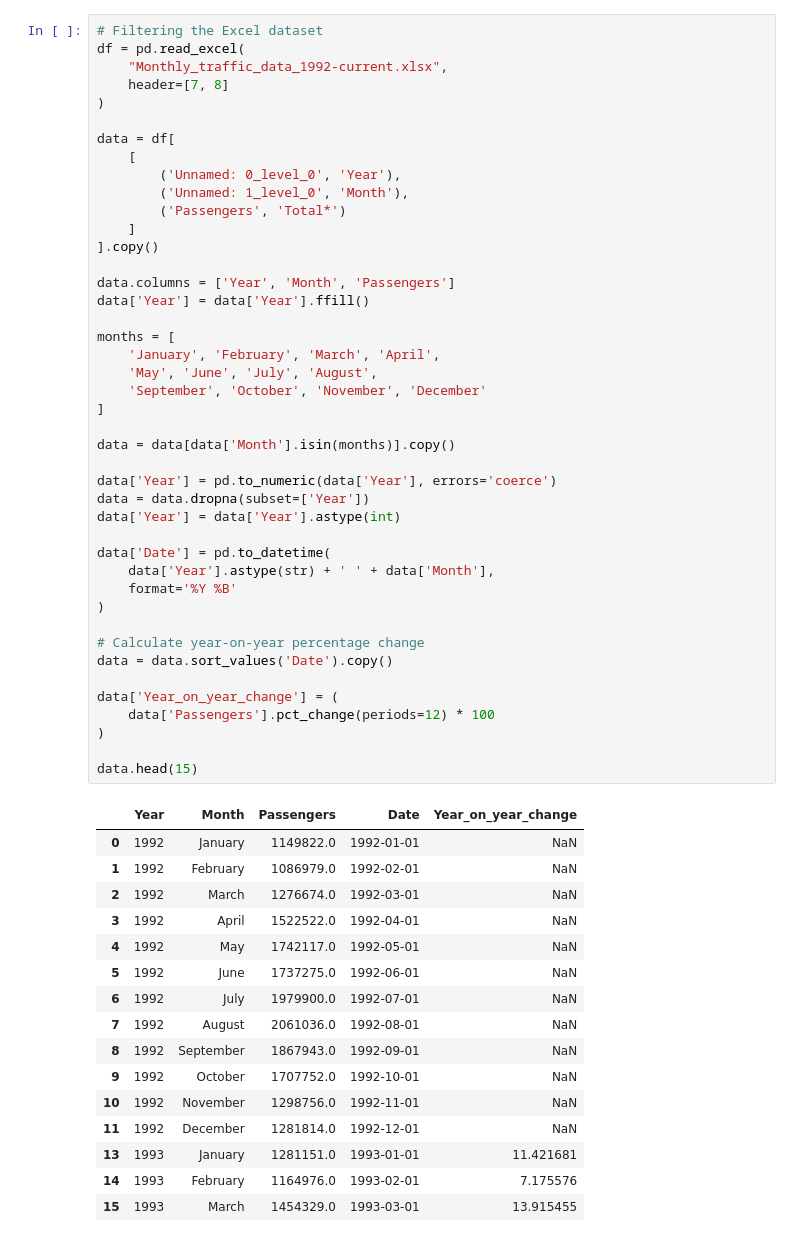
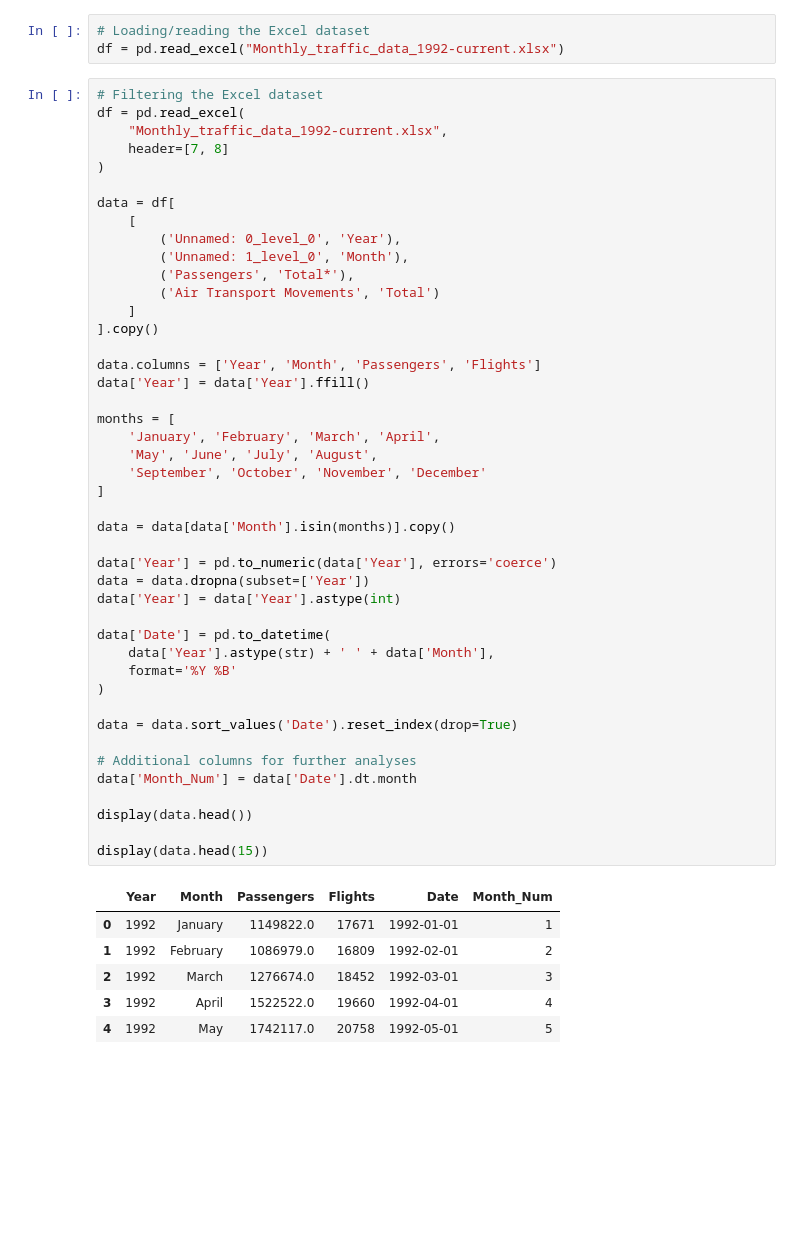
Before and after one commit to TIL6022-Python-Programming/Project_groep11, a Jupyter notebook: results 911.ipynb, the cells around one changed output. Cells and saved outputs as stored; diff of their text form; blank space fills up the shorter version.

```diff
--- a/results 911.ipynb
+++ b/results 911.ipynb
@@ -32,3 +50,6 @@ df = pd.read_excel("Monthly_traffic_data_1992-current.xlsx")
+# %%
+# Loading/reading the Excel dataset
+df = pd.read_excel("Monthly_traffic_data_1992-current.xlsx")
 # %%
 # Filtering the Excel dataset
 df = pd.read_excel(
@@ -38,54 +59,45 @@ df = pd.read_excel(
 
 data = df[
     [
         ('Unnamed: 0_level_0', 'Year'),
         ('Unnamed: 1_level_0', 'Month'),
-        ('Passengers', 'Total*')
+        ('Passengers', 'Total*'),
+        ('Air Transport Movements', 'Total')
     ]
 ].copy()
 
-data.columns = ['Year', 'Month', 'Passengers']
+data.columns = ['Year', 'Month', 'Passengers', 'Flights']
 data['Year'] = data['Year'].ffill()
 
 months = [
     'January', 'February', 'March', 'April',
     'May', 'June', 'July', 'August',
     'September', 'October', 'November', 'December'
 ]
 
 data = data[data['Month'].isin(months)].copy()
 
 data['Year'] = pd.to_numeric(data['Year'], errors='coerce')
 data = data.dropna(subset=['Year'])
 data['Year'] = data['Year'].astype(int)
 
 data['Date'] = pd.to_datetime(
     data['Year'].astype(str) + ' ' + data['Month'],
     format='%Y %B'
 )
 
-# Calculate year-on-year percentage change
-data = data.sort_values('Date').copy()
+data = data.sort_values('Date').reset_index(drop=True)
 
-data['Year_on_year_change'] = (
-    data['Passengers'].pct_change(periods=12) * 100
-)
+# Additional columns for further analyses
+data['Month_Num'] = data['Date'].dt.month
 
-data.head(15)
+display(data.head())
+
+display(data.head(15))
 # %% [output]
-|  | Year | Month | Passengers | Date | Year_on_year_change |
-| 0 | 1992 | January | 1149822.0 | 1992-01-01 | NaN |
-| 1 | 1992 | February | 1086979.0 | 1992-02-01 | NaN |
-| 2 | 1992 | March | 1276674.0 | 1992-03-01 | NaN |
-| 3 | 1992 | April | 1522522.0 | 1992-04-01 | NaN |
-| 4 | 1992 | May | 1742117.0 | 1992-05-01 | NaN |
-| 5 | 1992 | June | 1737275.0 | 1992-06-01 | NaN |
-| 6 | 1992 | July | 1979900.0 | 1992-07-01 | NaN |
-| 7 | 1992 | August | 2061036.0 | 1992-08-01 | NaN |
-| 8 | 1992 | September | 1867943.0 | 1992-09-01 | NaN |
-| 9 | 1992 | October | 1707752.0 | 1992-10-01 | NaN |
-| 10 | 1992 | November | 1298756.0 | 1992-11-01 | NaN |
-| 11 | 1992 | December | 1281814.0 | 1992-12-01 | NaN |
-| 13 | 1993 | January | 1281151.0 | 1993-01-01 | 11.421681 |
-| 14 | 1993 | February | 1164976.0 | 1993-02-01 | 7.175576 |
-| 15 | 1993 | March | 1454329.0 | 1993-03-01 | 13.915455 |
+|  | Year | Month | Passengers | Flights | Date | Month_Num |
+| 0 | 1992 | January | 1149822.0 | 17671 | 1992-01-01 | 1 |
+| 1 | 1992 | February | 1086979.0 | 16809 | 1992-02-01 | 2 |
+| 2 | 1992 | March | 1276674.0 | 18452 | 1992-03-01 | 3 |
+| 3 | 1992 | April | 1522522.0 | 19660 | 1992-04-01 | 4 |
+| 4 | 1992 | May | 1742117.0 | 20758 | 1992-05-01 | 5 |
```
Also changed, not shown: parts of 20 cells of this notebook, 1 other file.
